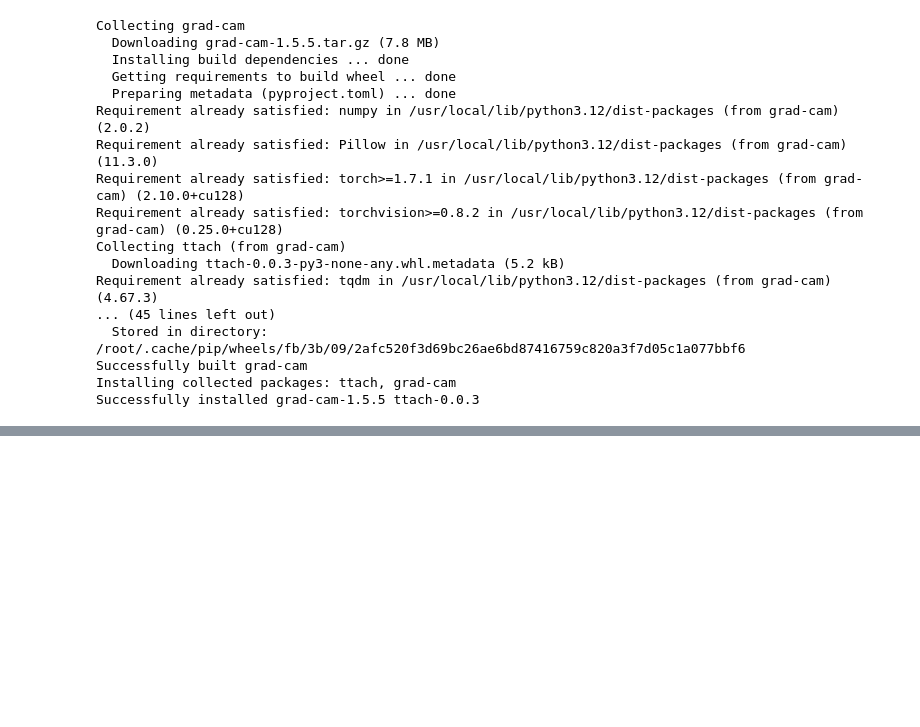
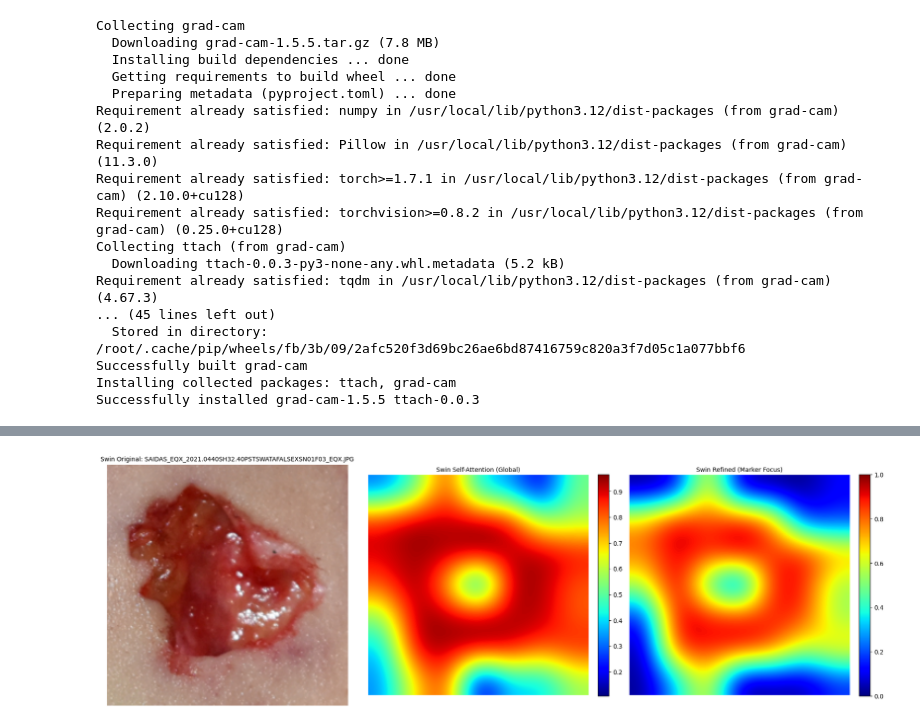
Before and after one commit to coweye1/Gunshot_Wound_Entrance_vs_Exit_ViT_Benchmark, a Jupyter notebook: Gunshot_Wound_Entrance_vs_Exit_ViT_Benchmark.ipynb, the cells around one changed output, grey strips where cells are left out. Cells and saved outputs as stored; diff of their text form; code cells hidden in the pictures; blank space fills up the shorter version.

```diff
--- a/Gunshot_Wound_Entrance_vs_Exit_ViT_Benchmark.ipynb
+++ b/Gunshot_Wound_Entrance_vs_Exit_ViT_Benchmark.ipynb
@@ -505,0 +439,84 @@ run_random_swin_gradcam_final()
+# %%
+import torch
+import numpy as np
+import matplotlib.pyplot as plt
+from PIL import Image
+import os
+import random
+import glob
+
+# --- Step 7-2: Swin-Transformer Dual Visualization (Self-Attention & Rollout) ---
+# Swin-Transformer uses a hierarchical window-based attention.
+# We visualize the final stage's global-to-local relationship to interpret forensic markers.
+
+def run_swin_dual_visualization(model, img_path):
+    """
+    Comparison of Swin's Global Self-Attention and Refined Marker Focus.
+    - Swin-Tiny final feature map size is 7x7 (49 patches).
+    - We use bicubic interpolation to map these back to the 224x224 forensic image.
+    """
+    model.eval()
+
+    # 1. Image Preprocessing for Swin (224x224)
+    rgb_img = Image.open(img_path).convert('RGB').resize((224, 224))
+    input_tensor = data_transforms['val'](rgb_img).unsqueeze(0).to(device)
+
+    # 2. Hierarchical Feature Extraction
+    with torch.no_grad():
+        # Swin forward_features returns (Batch, Seq_Len, Dim) -> (1, 49, 768) for Swin-Tiny
+        features = model.forward_features(input_tensor)
+
+        # Unlike ViT, Swin uses Global Average Pooling for classification.
+        # We represent the 'Global Decision' as the mean of all 49 patches.
+        global_context = features.mean(dim=1) # Shape: (1, 768)
+        spatial_patches = features            # Shape: (1, 49, 768)
+
+        # Calculate Cosine Similarity between the Global Context and each 7x7 Spatial Patch
+        self_attn = torch.nn.functional.cosine_similarity(global_context.unsqueeze(1), spatial_patches, dim=-1)
+        self_attn = self_attn.reshape(7, 7).cpu().numpy()
+
+    # 3. Triple-Panel Visualization for Benchmarking Report
+    fig, axes = plt.subplots(1, 3, figsize=(18, 6))
+
+    # Panel A: Original Forensic Image
+    axes[0].imshow(rgb_img)
+    axes[0].set_title(f"Swin Original: {os.path.basename(img_path)}", fontsize=10)
+    axes[0].axis('off')
+
+    # Panel B: Swin Self-Attention (Hierarchical Context)
+    # Reflects the model's awareness of the entire wound area and surrounding skin
+    im1 = axes[1].imshow(self_attn, cmap='jet', interpolation='bicubic')
+    axes[1].set_title("Swin Self-Attention (Global)", fontsize=10)
+    axes[1].axis('off')
+    plt.colorbar(im1, ax=axes[1], fraction=0.046, pad=0.04)
+
+    # Panel C: Swin Refined Focus (Forensic Evidence)
+    # Highlights the most discriminative 7x7 regions for Entrance vs Exit classification
+    norm_attn = (self_attn - self_attn.min()) / (self_attn.max() - self_attn.min())
+    refined_attn = np.power(norm_attn, 3) # Contrast enhancement for forensic marker isolation
+
+    im2 = axes[2].imshow(refined_attn, cmap='jet', interpolation='bicubic')
+    axes[2].set_title("Swin Refined (Marker Focus)", fontsize=10)
+    axes[2].axis('off')
+    plt.colorbar(im2, ax=axes[2], fraction=0.046, pad=0.04)
+
+    plt.tight_layout()
+    plt.show()
+
+# --- Automated Testing for Swin-Transformer ---
+def test_swin_benchmarking_visualization(base_path='/content/dataset/val'):
+    extensions = ['*.jpg', '*.JPG', '*.jpeg', '*.JPEG', '*.png', '*.PNG']
+    all_image_paths = []
+    for ext in extensions:
+        all_image_paths.extend(glob.glob(os.path.join(base_path, '**', ext), recursive=True))
+
+    if all_images := all_image_paths:
+        sample_path = random.choice(all_images)
+        print(f"🔬 Swin-Transformer Analysis on: {os.path.basename(sample_path)}")
+        run_swin_dual_visualization(trained_swin, sample_path)
+    else:
+        print("❌ Dataset path is incorrect.")
+
+# Execute the Swin visualization
+test_swin_benchmarking_visualization()
+# %% [output]
@@ -505,0 +524 @@ run_random_swin_gradcam_final()
+[figure, added]
```
Also changed, not shown: parts of 5 cells of this notebook.
